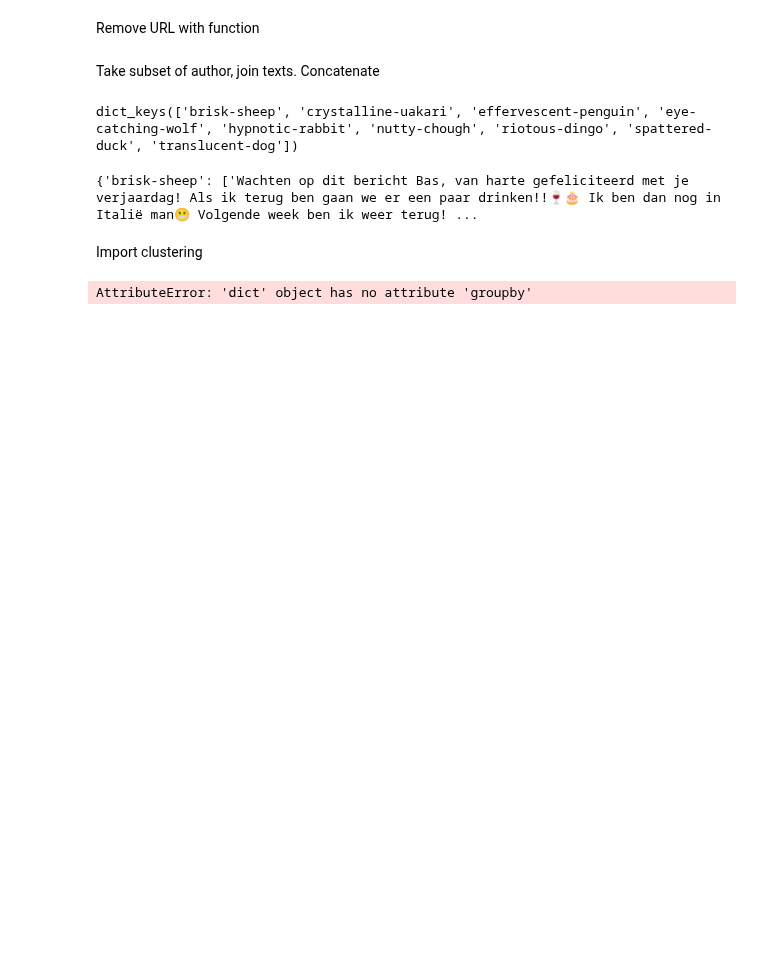
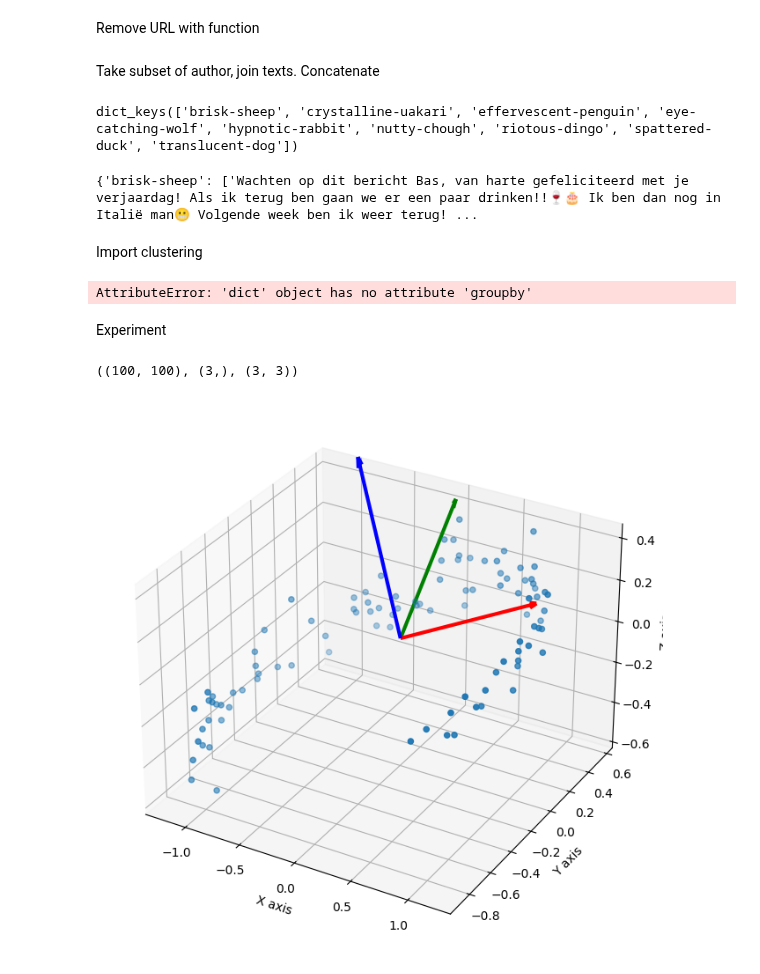
Before and after one commit to bashoogeventerink-max/DAV, a Jupyter notebook: notebooks/05-dimensionality.ipynb, the cells around one changed output. Cells and saved outputs as stored; diff of their text form; code cells hidden in the pictures; blank space fills up the shorter version.

Commit message:
experiment dimensionality

```diff
--- a/notebooks/05-dimensionality.ipynb
+++ b/notebooks/05-dimensionality.ipynb
@@ -133,3 +133,5 @@ plt.legend(title="Author", bbox_to_anchor=(1.05, 1), loc="upper left")
 plt.xticks([])
 plt.yticks([])
 plt.title("Distinct authors in the WhatsApp dataset")
+# %% [markdown]
+Experiment
@@ -135,0 +160,41 @@ plt.title("Distinct authors in the WhatsApp dataset")
+# %%
+X_centered = X - X.mean(axis=0)
+U, s, Vt = np.linalg.svd(X_centered)
+U.shape, s.shape, Vt.shape
+# %% [output]
+((100, 100), (3,), (3, 3))
+# %%
+fig = plt.figure(figsize=(8, 8))
+ax = fig.add_subplot(111, projection="3d")
+
+# Scatter plot of the original data
+ax.scatter(X_centered[:, 0], X_centered[:, 1], X_centered[:, 2])
+
+# The principal components are the rows of Vt. We scale them by the square root of the eigenvalues (s**2).
+for i in range(Vt.shape[0]):
+    # Start the line in the middle of the data
+    start_point = np.zeros(3)
+    # The end of the line is the direction of the principal component
+    end_point = Vt[i, :]
+    # Plot the principal components as lines
+    ax.quiver(
+        start_point[0],
+        start_point[1],
+        start_point[2],
+        end_point[0],
+        end_point[1],
+        end_point[2],
+        color=["r", "g", "b"][i],
+        arrow_length_ratio=0.05,
+        linewidths=3,
+    )
+
+# Set labels for axes
+ax.set_xlabel("X axis")
+ax.set_ylabel("Y axis")
+ax.set_zlabel("Z axis")
+
+# Show the plot
+plt.show()
+# %% [output]
+[figure, added]
```
Also changed, not shown: parts of 1 cell of this notebook, 4 other files.
